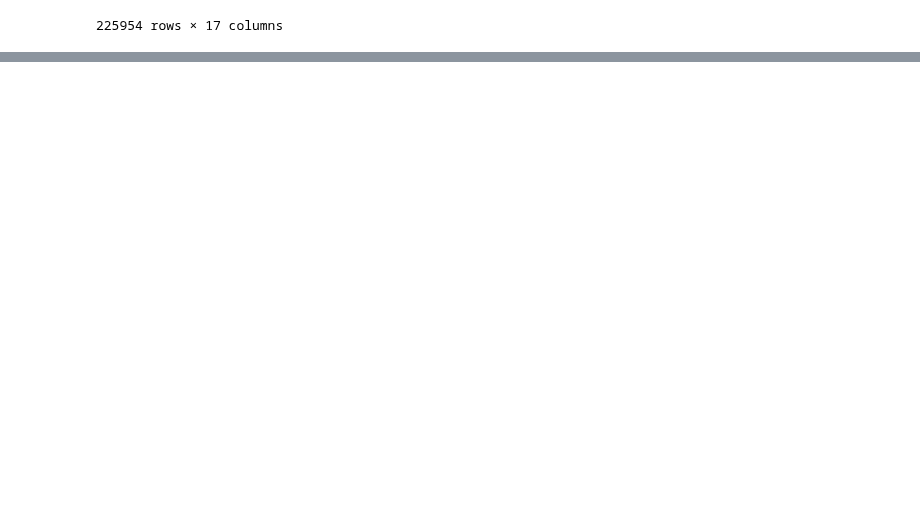
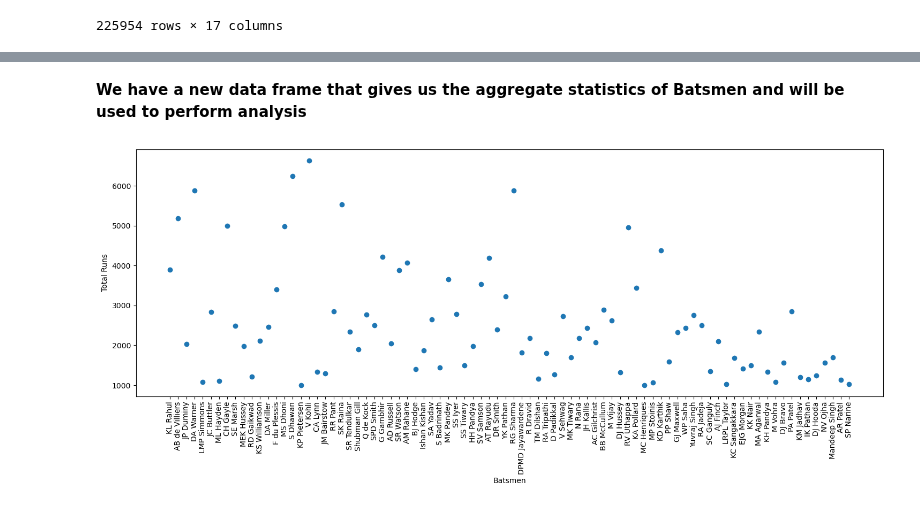
Before and after one commit to ubco-W2022T2-data301/project-group-group60, a Jupyter notebook: analysis/analysis1.ipynb, the cells around one changed output, grey strips where cells are left out. Drawn from its saved outputs; the diff is of its cells as text; code cells hidden in the pictures; blank space fills up the shorter version.

```diff
--- a/analysis/analysis1.ipynb
+++ b/analysis/analysis1.ipynb
@@ -44,0 +48,17 @@ matches
+# %%
+batsman_group = ball_by_ball.groupby('batter')
+matches = batsman_group['ID'].nunique()
+total_runs = batsman_group['batsman_run'].sum()
+total_balls_faced = batsman_group['ballnumber'].count()
+Wickets = batsman_group['isWicketDelivery'].sum()
+batsman_stats = pd.concat([matches,total_runs, total_balls_faced,Wickets], axis=1)
+new_column_names = {'ID':'Matches','batsman_run': 'Total Runs',
+                    'ballnumber': 'Balls Faced'
+                   , 'isWicketDelivery': 'Wickets'}
+batsman_stats = batsman_stats.rename(columns=new_column_names)
+description = batsman_stats.describe(include='all')
+batsman_stats = batsman_stats[batsman_stats['Total Runs'] >= 1000]
+batsman_stats['Strike Rate'] = batsman_stats['Total Runs'] / batsman_stats['Balls Faced'] * 100
+batsman_stats['Runs scored per wicket']= batsman_stats['Total Runs'] / batsman_stats['Wickets']
+batsman_stats = batsman_stats.sort_values('Runs scored per wicket',ascending=False)
+batsman_stats.head(10)
@@ -44,0 +78,2 @@ matches
+# %% [markdown]
+**We have a new data frame that gives us the aggregate statistics of Batsmen and will be used to perform analysis**
@@ -44,0 +83,11 @@ matches
+# %%
+column_data = batsman_stats['Total Runs']
+plt.scatter(column_data.index,column_data.values)
+fig = plt.gcf()
+fig.set_size_inches(18, 6)
+plt.xticks(rotation=90)
+plt.xlabel('Batsmen')
+plt.ylabel('Total Runs')
+plt.show()
+# %% [output]
+[figure, added]
```
Also changed, not shown: parts of 13 cells of this notebook, 1 other file.
